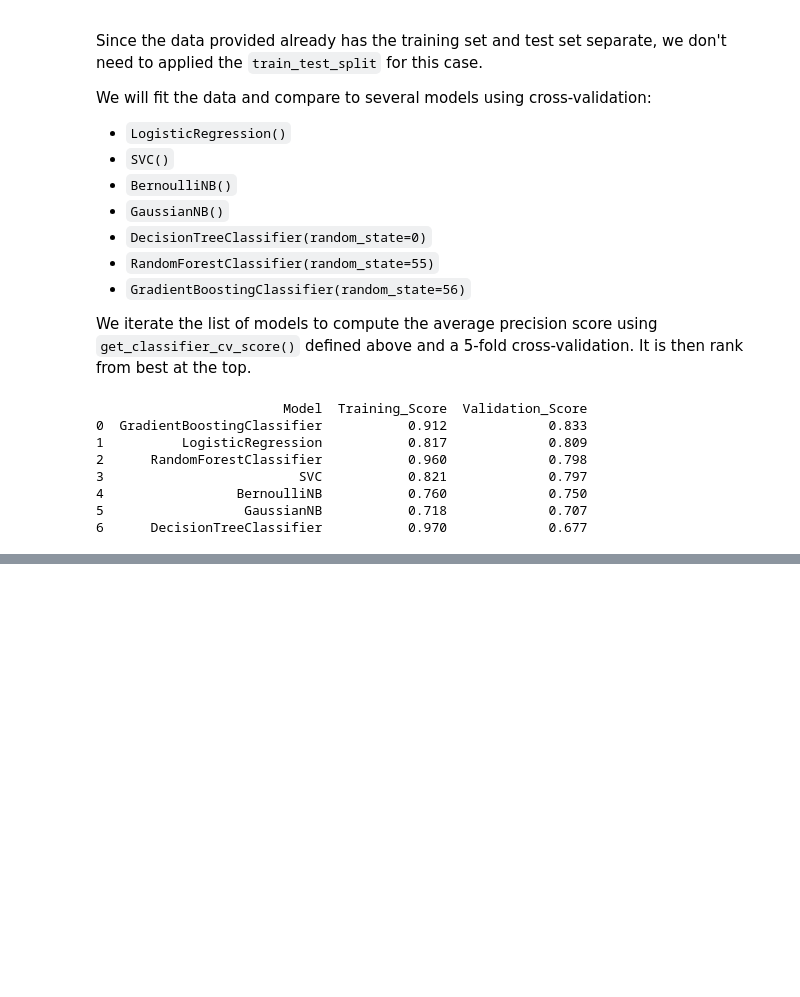
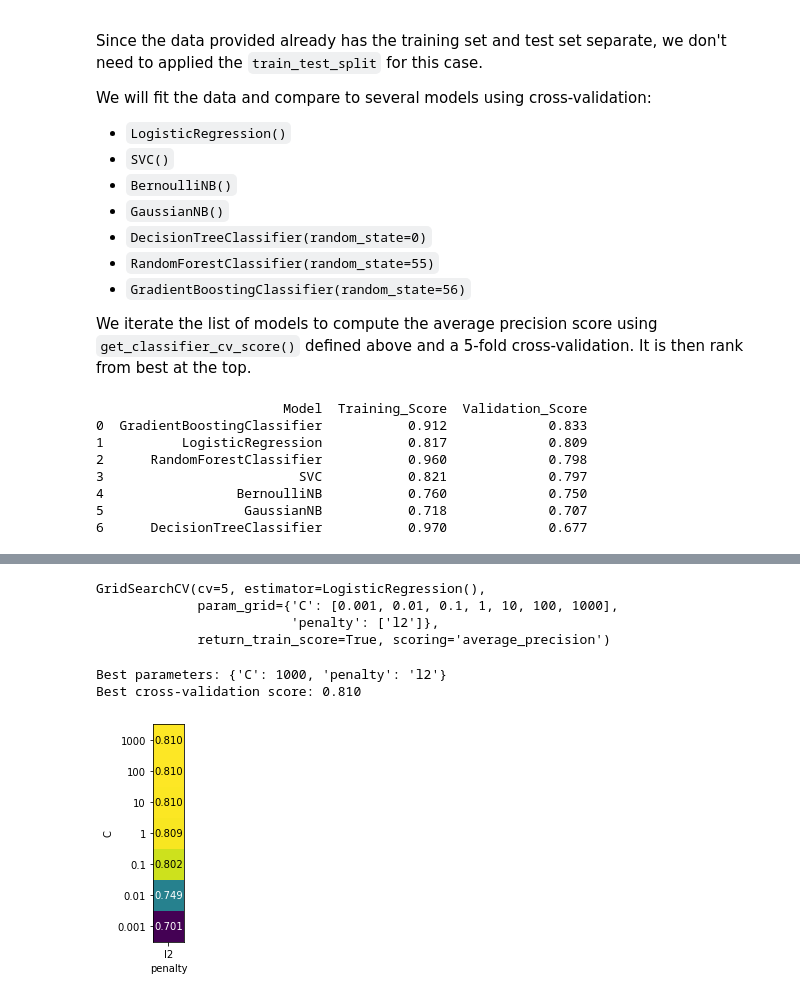
Before and after one commit to mliao21/KaggleTitanic, a Jupyter notebook: ProjectAnalysis.ipynb, the cells around one changed output, grey strips where cells are left out. Cells and saved outputs as stored; diff of their text form; code cells hidden in the pictures; blank space fills up the shorter version.

```diff
--- a/ProjectAnalysis.ipynb
+++ b/ProjectAnalysis.ipynb
@@ -370,0 +421,25 @@ print(ranked_model.round(3))
+# %%
+from sklearn.model_selection import GridSearchCV
+from sklearn.linear_model import LogisticRegression
+
+logr = LogisticRegression()
+param_grid = {'C': [0.001,0.01,0.1,1,10,100,1000],
+              'penalty': ["l2"]}
+
+grid_search = GridSearchCV(logr, param_grid, cv=5, scoring='average_precision', return_train_score=True)
+# %%
+grid_search.fit(X_train_trans, y_train)
+# %% [output]
+GridSearchCV(cv=5, estimator=LogisticRegression(),
+             param_grid={'C': [0.001, 0.01, 0.1, 1, 10, 100, 1000],
+                         'penalty': ['l2']},
+             return_train_score=True, scoring='average_precision')
+# %%
+print_grid_search_result(grid_search)
+# %% [output]
+Best parameters: {'C': 1000, 'penalty': 'l2'}
+Best cross-validation score: 0.810
+# %%
+plot_grid_search_results(grid_search)
+# %% [output]
+[figure, added]
```
Also changed, not shown: parts of 12 cells of this notebook.
